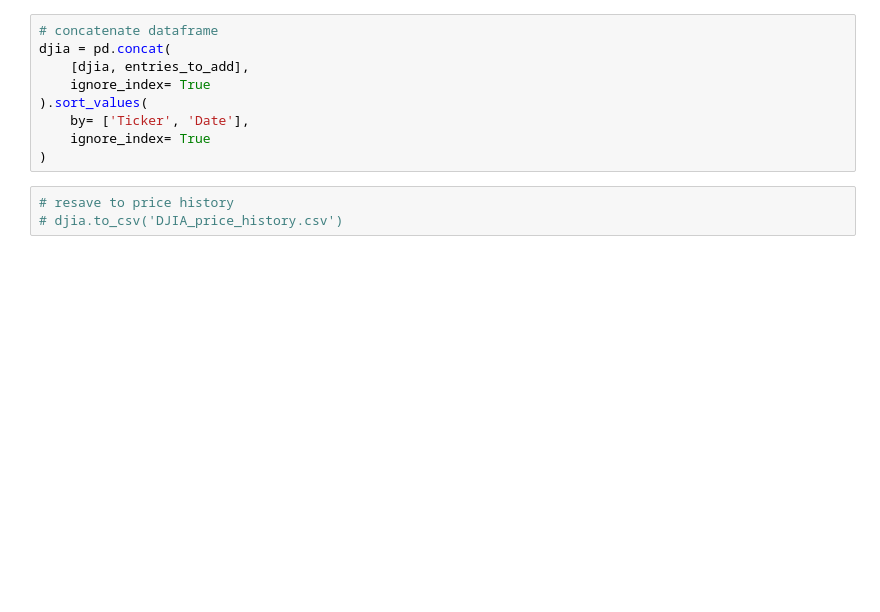
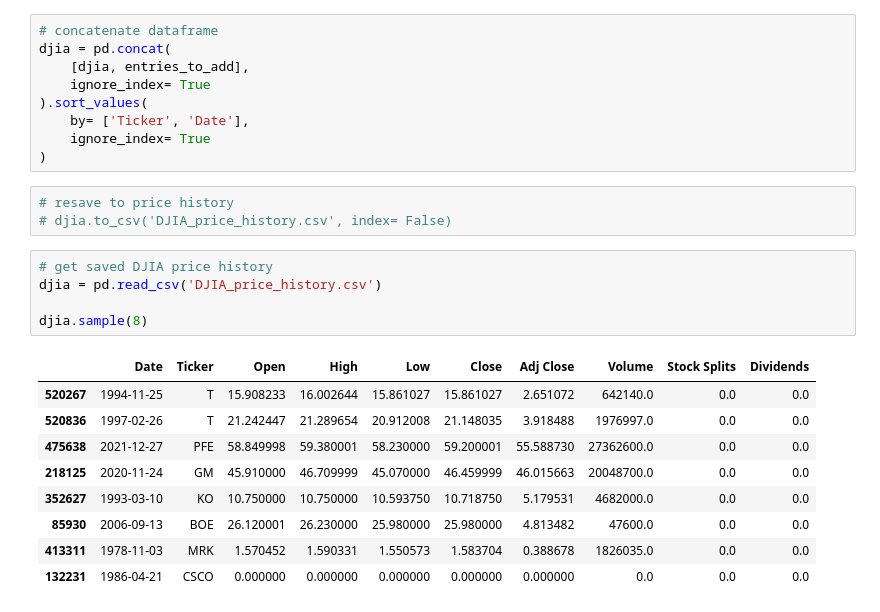
Before and after one commit to zdravoj/stock-bot, a Jupyter notebook: trading_sandbox.ipynb, the cells around one changed output. Saved outputs shown, nothing was run; the diff lists cells and outputs as text; blank space fills up the shorter version.

```diff
--- a/trading_sandbox.ipynb
+++ b/trading_sandbox.ipynb
@@ -441,4 +441,19 @@ djia = pd.concat(
 )
 # %%
 # resave to price history
-# djia.to_csv('DJIA_price_history.csv')
+# djia.to_csv('DJIA_price_history.csv', index= False)
+# %%
+# get saved DJIA price history
+djia = pd.read_csv('DJIA_price_history.csv')
+
+djia.sample(8)
+# %% [output]
+|  | Date | Ticker | Open | High | Low | Close | Adj Close | Volume | Stock Splits | Dividends |
+| 520267 | 1994-11-25 | T | 15.908233 | 16.002644 | 15.861027 | 15.861027 | 2.651072 | 642140.0 | 0.0 | 0.0 |
+| 520836 | 1997-02-26 | T | 21.242447 | 21.289654 | 20.912008 | 21.148035 | 3.918488 | 1976997.0 | 0.0 | 0.0 |
+| 475638 | 2021-12-27 | PFE | 58.849998 | 59.380001 | 58.230000 | 59.200001 | 55.588730 | 27362600.0 | 0.0 | 0.0 |
+| 218125 | 2020-11-24 | GM | 45.910000 | 46.709999 | 45.070000 | 46.459999 | 46.015663 | 20048700.0 | 0.0 | 0.0 |
+| 352627 | 1993-03-10 | KO | 10.750000 | 10.750000 | 10.593750 | 10.718750 | 5.179531 | 4682000.0 | 0.0 | 0.0 |
+| 85930 | 2006-09-13 | BOE | 26.120001 | 26.230000 | 25.980000 | 25.980000 | 4.813482 | 47600.0 | 0.0 | 0.0 |
+| 413311 | 1978-11-03 | MRK | 1.570452 | 1.590331 | 1.550573 | 1.583704 | 0.388678 | 1826035.0 | 0.0 | 0.0 |
+| 132231 | 1986-04-21 | CSCO | 0.000000 | 0.000000 | 0.000000 | 0.000000 | 0.000000 | 0.0 | 0.0 | 0.0 |
```
Also changed, not shown: parts of 11 cells of this notebook.
